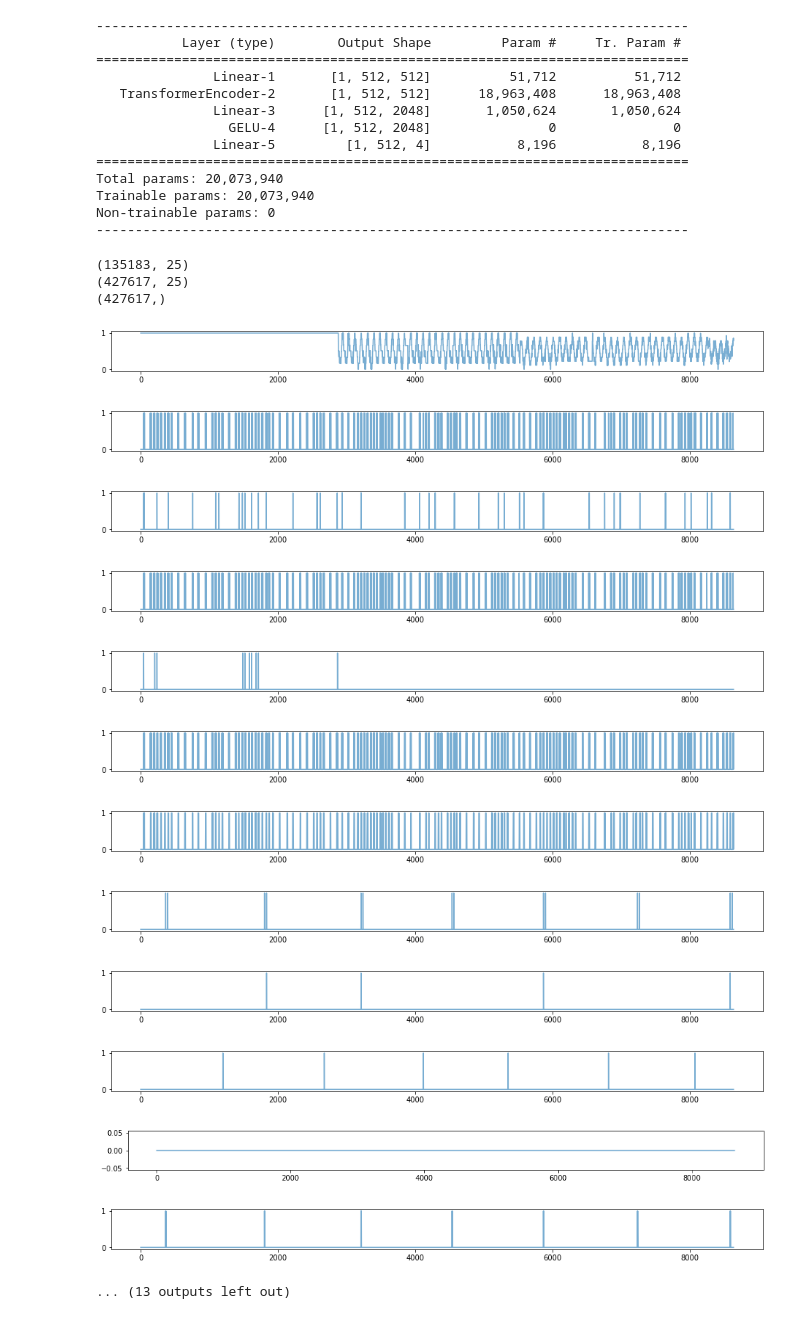
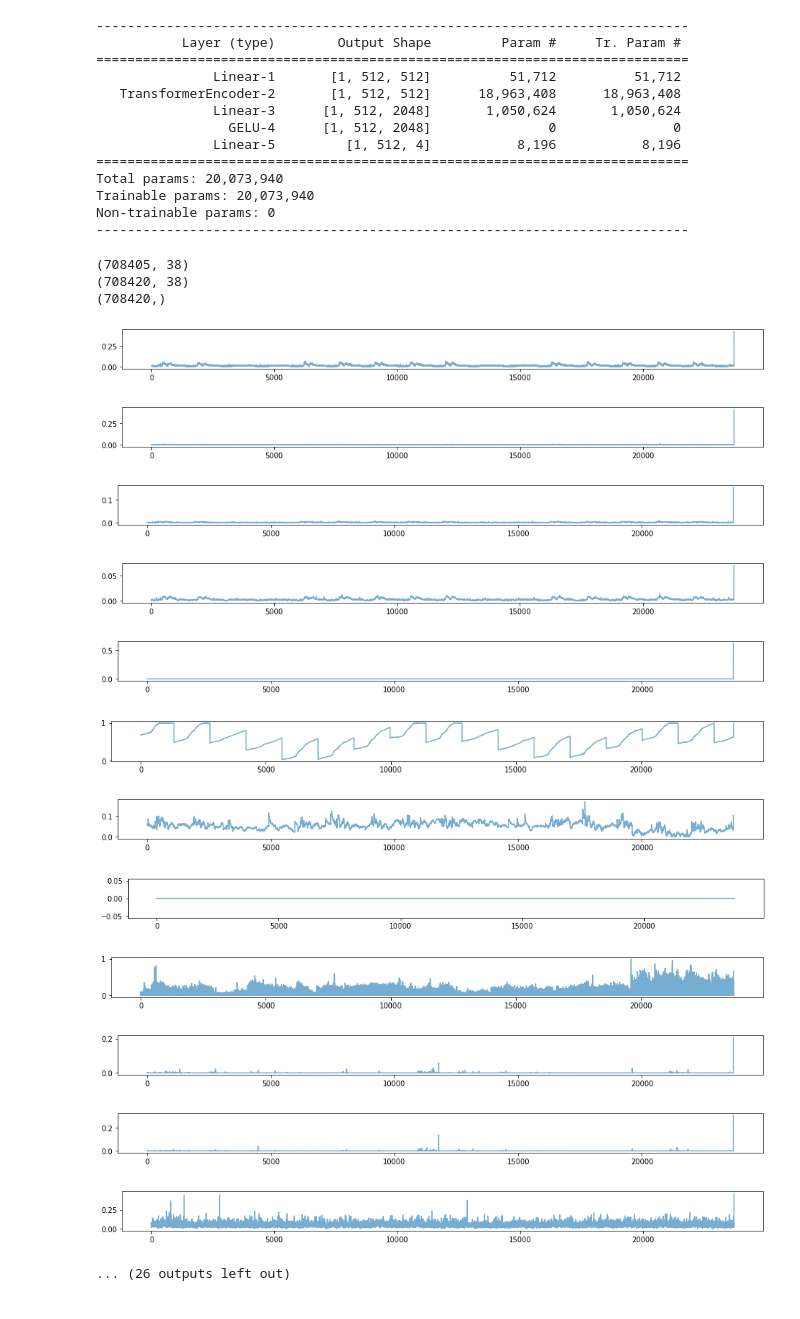
Before and after one commit to Jhryu30/AnomalyBERT, a Jupyter notebook: evaluate.ipynb, the cells around one changed output. Saved outputs shown, nothing was run; the diff lists cells and outputs as text; code cells hidden in the pictures.

```diff
--- a/evaluate.ipynb
+++ b/evaluate.ipynb
@@ -10,7 +10,7 @@ import matplotlib.pyplot as plt
 import utils.config as config
 # %%
 # Load test data, estimation results, and label.
-dataset = 'SMAP'
+dataset = 'SMD'
 test_data = np.load(config.TEST_DATASET[dataset])
 test_label = np.load(config.TEST_LABEL[dataset])
 
@@ -278,7 +316,7 @@ Non-trainable params: 0
 ----------------------------------------------------------------------------
 # %%
 # Load entire data.
-dataset = 'SMAP'
+dataset = 'SMD'
 train_data = np.load(config.TRAIN_DATASET[dataset])
 test_data = np.load(config.TEST_DATASET[dataset])
 test_label = np.load(config.TEST_LABEL[dataset])
@@ -291,31 +329,31 @@ print(train_data.shape)
 print(test_data.shape)
 print(test_label.shape)
 # %% [output]
-(135183, 25)
-(427617, 25)
-(427617,)
+(708405, 38)
+(708420, 38)
+(708420,)
 # %%
 # Visualize train data.
-index = test_divisions[0]
+index = test_divisions[4]
 label = train_data[index[0]:index[1]].astype(bool)
 
 for i in range(len(train_data[0])):
     plt.figure(figsize=(16, 1))
     plt.plot(train_data[index[0]:index[1], i], alpha=0.6)
     plt.show()
 # %% [output]
-[figure, old version]
+[figure, new version]
-[figure, old version]
+[figure, new version]
-[figure, old version]
+[figure, new version]
-[figure, old version]
+[figure, new version]
-[figure, old version]
+[figure, new version]
-[figure, old version]
+[figure, new version]
-[figure, old version]
+[figure, new version]
-[figure, old version]
+[figure, new version]
-[figure, old version]
+[figure, new version]
-[figure, old version]
+[figure, new version]
-[figure, old version]
+[figure, new version]
-[figure, old version]
+[figure, new version]
-... (13 outputs left out)
+... (26 outputs left out)
 # %%
 # Visualize test data.
```
Also changed, not shown: parts of 6 cells of this notebook, 3 other files.
